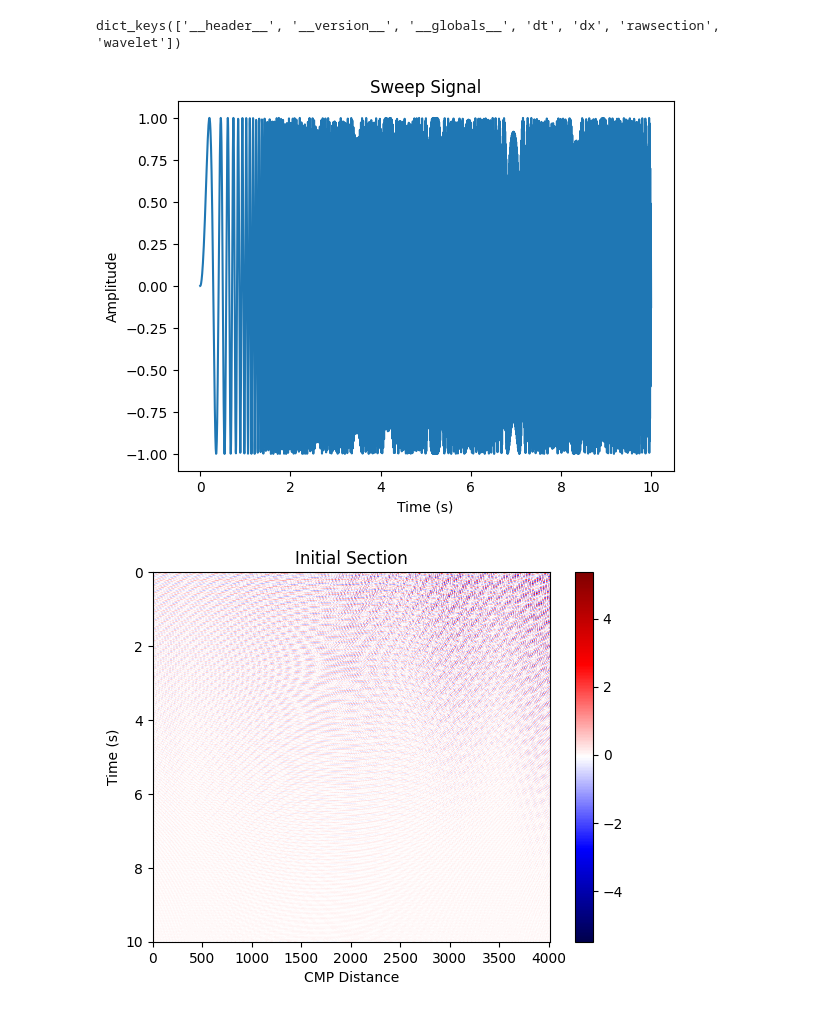
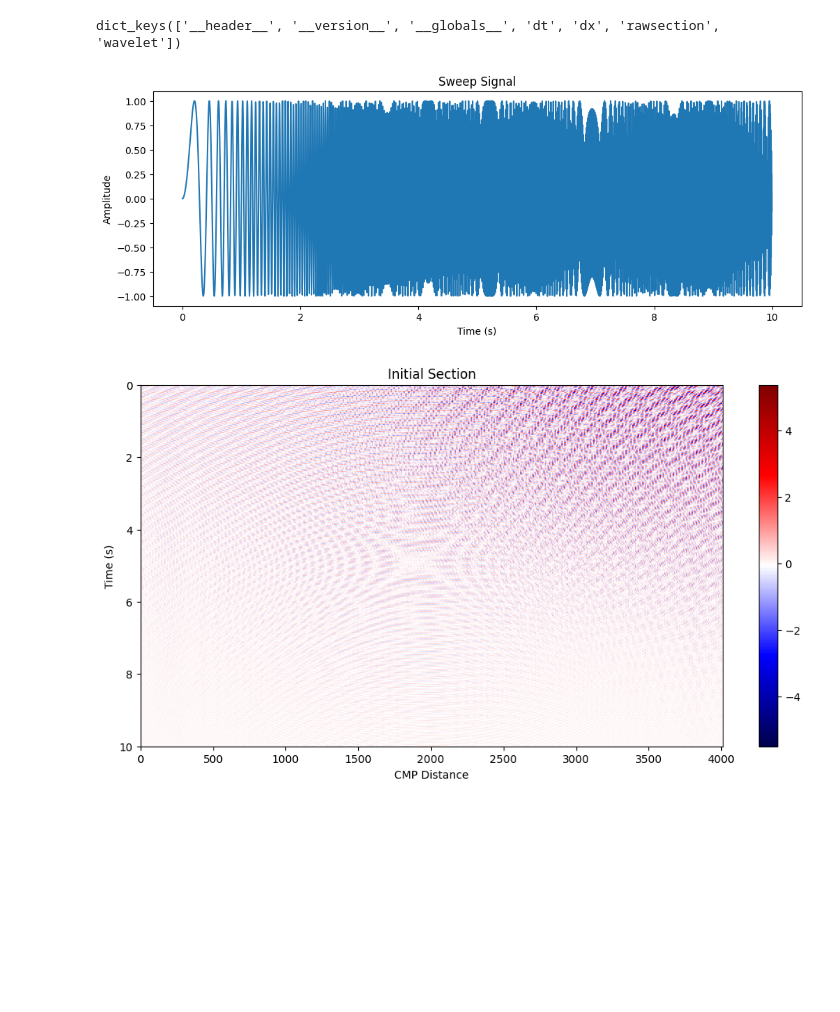
Before and after one commit to aradfarahani/Seismology, a Jupyter notebook: AUT/Dr. Mahdavi/ES Project 1_13-8-1403.ipynb, the cells around one changed output. Saved outputs shown, nothing was run; the diff lists cells and outputs as text; code cells hidden in the pictures; blank space fills up the shorter version.

```diff
--- a/AUT/Dr. Mahdavi/ES Project 1_13-8-1403.ipynb
+++ b/AUT/Dr. Mahdavi/ES Project 1_13-8-1403.ipynb
@@ -26,7 +26,7 @@ t = np.arange(0, 10, dt)
 f_max = 60  # Maximum frequency in Hz
 sweep = np.sin(2 * np.pi * f_max * t**2 / 10)
 
-plt.figure()
+plt.figure(figsize=(12, 4))
 plt.plot(t, sweep)
 plt.title('Sweep Signal')
 plt.xlabel('Time (s)')
@@ -36,7 +36,7 @@ plt.show()
 # b) Convolve sweep with section
 initial_section = scipy.signal.convolve2d(rawsection, sweep[:, np.newaxis], mode='same')
 
-plt.figure()
+plt.figure(figsize=(12, 6))
 plt.imshow(initial_section, aspect='auto', cmap='seismic', extent=[0, initial_section.shape[1]*dx, 10, 0])
 plt.title('Initial Section')
 plt.xlabel('CMP Distance')
@@ -47,7 +47,7 @@ plt.show()
 # c) Correlate and crop
 stack_section = scipy.signal.correlate2d(rawsection, sweep[:, np.newaxis], mode='same')
 
-plt.figure()
+plt.figure(figsize=(12, 6))
 plt.imshow(stack_section, aspect='auto', cmap='seismic', extent=[0, stack_section.shape[1]*dx, 10, 0])
 plt.title('Stack Section')
 plt.xlabel('CMP Distance')
@@ -55,37 +55,44 @@ plt.ylabel('Time (s)')
 plt.colorbar()
 plt.show()
 
 # d) Fourier transform of wavelet
 wavelet_fft = np.fft.fft(wavelet.flatten())
 freqs = np.fft.fftfreq(len(wavelet), dt)
+positive_freq_mask = freqs >= 0
 
-plt.figure()
+plt.figure(figsize=(12, 8))
 plt.subplot(2, 1, 1)
-plt.plot(freqs, np.abs(wavelet_fft))
+plt.plot(freqs[positive_freq_mask], np.abs(wavelet_fft)[positive_freq_mask])
 plt.title('Amplitude Spectrum')
 plt.xlabel('Frequency (Hz)')
 plt.ylabel('Amplitude')
 
 plt.subplot(2, 1, 2)
-plt.plot(freqs, np.angle(wavelet_fft))
+plt.plot(freqs[positive_freq_mask], np.angle(wavelet_fft)[positive_freq_mask])
 plt.title('Phase Spectrum')
 plt.xlabel('Frequency (Hz)')
 plt.ylabel('Phase (radians)')
 plt.tight_layout()
 plt.show()
 
 # e) 2D Fourier transform of stack section
 stack_fft = np.fft.fft2(stack_section)
 kx = np.fft.fftfreq(stack_section.shape[1], dx)
 ky = np.fft.fftfreq(stack_section.shape[0], dt)
 
-plt.figure()
-plt.imshow(np.abs(np.fft.fftshift(stack_fft)), aspect='auto', extent=[kx.min(), kx.max(), ky.min(), ky.max()])
+# Create masks for positive frequencies
+kx_positive = kx >= 0
+ky_positive = ky >= 0
+
+plt.figure(figsize=(12, 8))
+plt.imshow(np.abs(stack_fft[np.ix_(ky_positive, kx_positive)]), aspect='auto',
+           extent=[0, kx[kx_positive].max(), 0, ky[ky_positive].max()],
+           origin='lower')
 plt.title('F-K Domain')
 plt.xlabel('Spatial Frequency (1/m)')
 plt.ylabel('Temporal Frequency (Hz)')
 plt.colorbar()
 plt.show()
 # %% [output]
-[figure, old version]
+[figure, new version]
-[figure, old version]
+[figure, new version]
```
Also changed, not shown: parts of 2 cells of this notebook.
